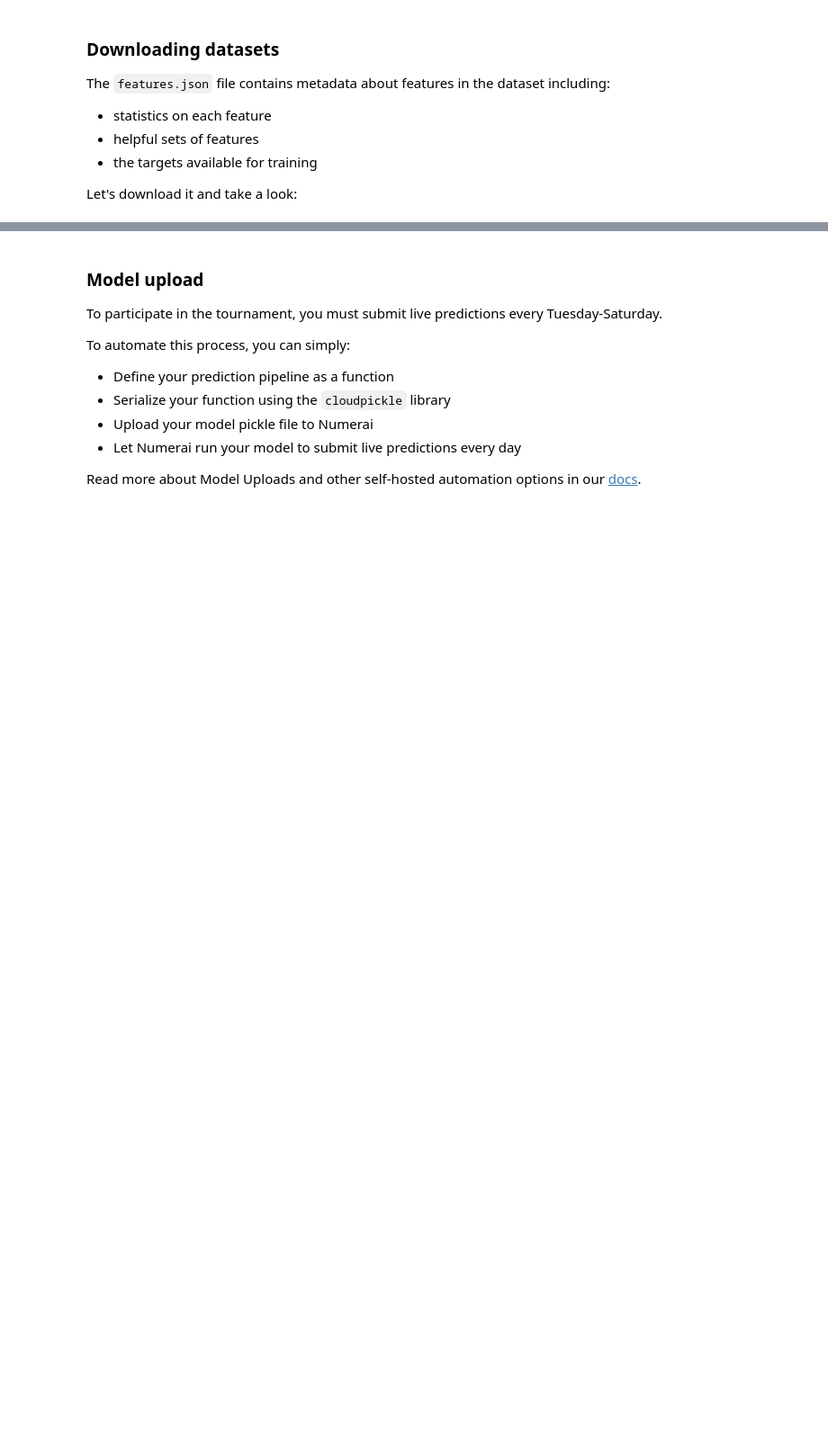
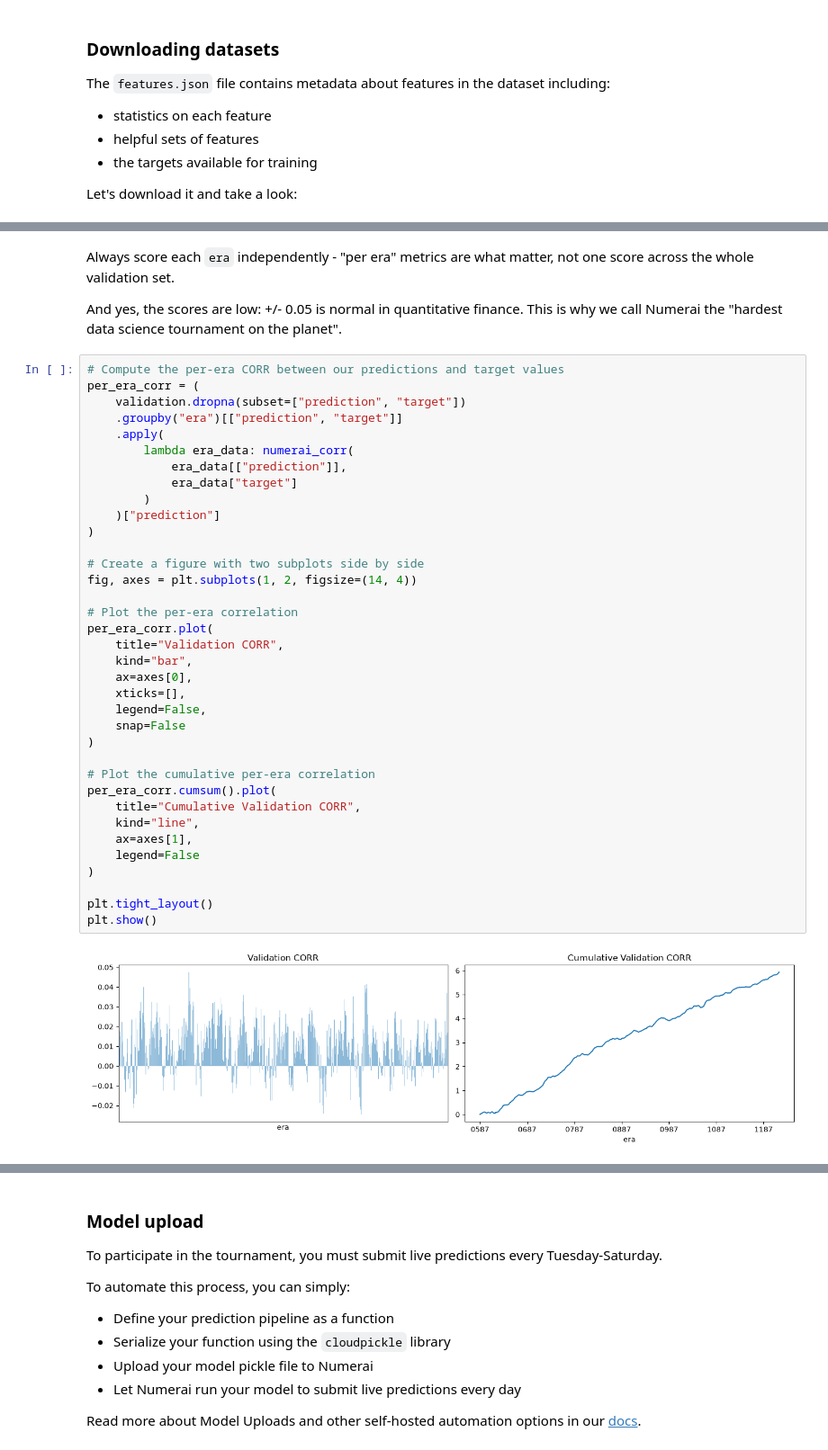
Before and after one commit to locolob0/100-Days-Of-Hell-With-Python-Algotrading, a Jupyter notebook: numerai/hello_numerai.ipynb, the cells around one changed output, grey strips where cells are left out. Shown at 90% size. Cells and saved outputs as stored; diff of their text form; blank space fills up the shorter version.

```diff
--- a/numerai/hello_numerai.ipynb
+++ b/numerai/hello_numerai.ipynb
@@ -452,0 +382,42 @@ Your task is to generate `live predictions` on the unknown target values, which
+# %% [markdown]
+Always score each `era` independently - "per era" metrics are what matter, not one score across the whole validation set.
+
+And yes, the scores are low: +/- 0.05 is normal in quantitative finance. This is why we call Numerai the "hardest data science tournament on the planet".
+# %%
+# Compute the per-era CORR between our predictions and target values
+per_era_corr = (
+    validation.dropna(subset=["prediction", "target"])
+    .groupby("era")[["prediction", "target"]]
+    .apply(
+        lambda era_data: numerai_corr(
+            era_data[["prediction"]],
+            era_data["target"]
+        )
+    )["prediction"]
+)
+
+# Create a figure with two subplots side by side
+fig, axes = plt.subplots(1, 2, figsize=(14, 4))
+
+# Plot the per-era correlation
+per_era_corr.plot(
+    title="Validation CORR",
+    kind="bar",
+    ax=axes[0],
+    xticks=[],
+    legend=False,
+    snap=False
+)
+
+# Plot the cumulative per-era correlation
+per_era_corr.cumsum().plot(
+    title="Cumulative Validation CORR",
+    kind="line",
+    ax=axes[1],
+    legend=False
+)
+
+plt.tight_layout()
+plt.show()
+# %% [output]
+[figure, added]
```
Also changed, not shown: parts of 64 cells of this notebook.
